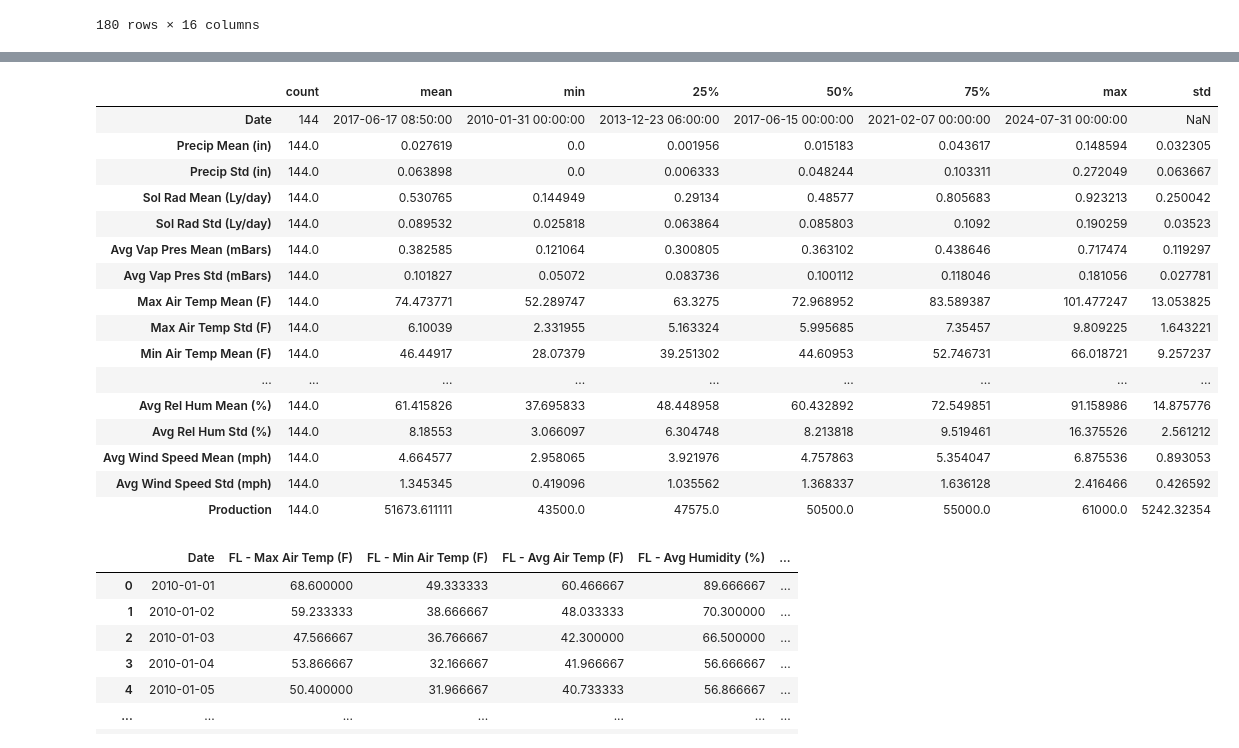
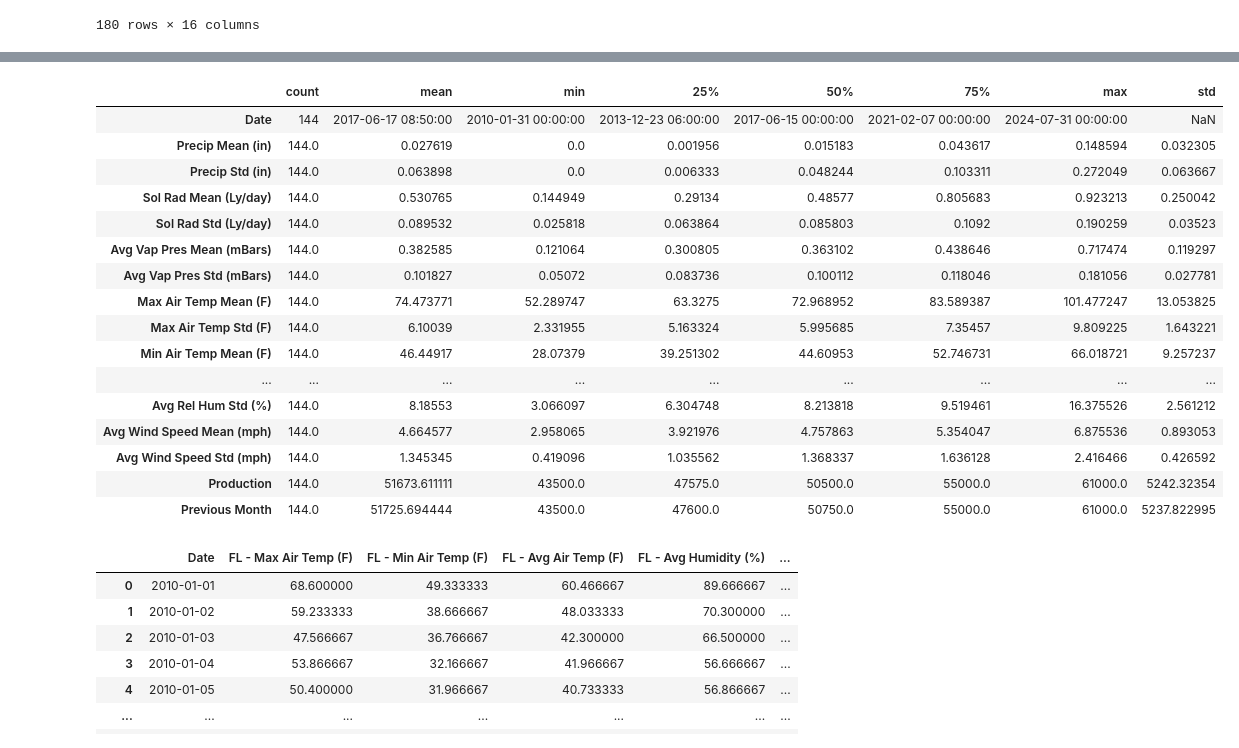
Before and after one commit to karoltang/fcoj-pitch, a Jupyter notebook: model.ipynb, the cells around one changed output, grey strips where cells are left out. Saved outputs shown, nothing was run; the diff lists cells and outputs as text; code cells hidden in the pictures.

```diff
--- a/model.ipynb
+++ b/model.ipynb
@@ -139,3 +139,12 @@ date_df.describe().T
 | Florida_Forecast | 145.0 | 81388.413793 | 15650.0 | 47000.0 | 72400.0 | 125000.0 | 154000.0 | 41843.001932 |
 | California_Forecast | 145.0 | 51696.551724 | 43500.0 | 47600.0 | 50500.0 | 55000.0 | 61000.0 | 5231.387826 |
 | Date | 145 | 2017-05-29 13:44:16.551724032 | 2009-12-31 00:00:00 | 2013-11-30 00:00:00 | 2017-05-31 00:00:00 | 2021-01-31 00:00:00 | 2024-07-31 00:00:00 | NaN |
+# %%
+date_df = date_df.sort_values(by='Date').reset_index(drop=True)
+date_df['Previous Month (CA)'] = date_df['California_Forecast']
+date_df['Previous Month (CA)'] = date_df['Previous Month (CA)'].shift(1)
+
+date_df['Previous Month (FL)'] = date_df['Florida_Forecast']
+date_df['Previous Month (FL)'] = date_df['Previous Month (FL)'].shift(1)
+
+date_df
@@ -142,28 +165,28 @@ date_df.describe().T
 # %%
 monthly_stats['Location'] = 'CA'
-merged_df = pd.merge(monthly_stats, date_df[['Date', 'California_Forecast']], on='Date', how='left')
-merged_df.rename(columns={'California_Forecast': 'Production'}, inplace=True)
+merged_df = pd.merge(monthly_stats, date_df[['Date', 'California_Forecast', 'Previous Month (CA)']], on='Date', how='left')
+merged_df.rename(columns={'California_Forecast': 'Production', 'Previous Month (CA)': 'Previous Month'}, inplace=True)
 # merged_df.to_csv('ca_data.csv', index=False)
 merged_df.dropna(inplace=True)
 merged_df.describe().T
 # %% [output]
 |  | count | mean | min | 25% | 50% | 75% | max | std |
 | Date | 144 | 2017-06-17 08:50:00 | 2010-01-31 00:00:00 | 2013-12-23 06:00:00 | 2017-06-15 00:00:00 | 2021-02-07 00:00:00 | 2024-07-31 00:00:00 | NaN |
 | Precip Mean (in) | 144.0 | 0.027619 | 0.0 | 0.001956 | 0.015183 | 0.043617 | 0.148594 | 0.032305 |
 | Precip Std (in) | 144.0 | 0.063898 | 0.0 | 0.006333 | 0.048244 | 0.103311 | 0.272049 | 0.063667 |
 | Sol Rad Mean (Ly/day) | 144.0 | 0.530765 | 0.144949 | 0.29134 | 0.48577 | 0.805683 | 0.923213 | 0.250042 |
 | Sol Rad Std (Ly/day) | 144.0 | 0.089532 | 0.025818 | 0.063864 | 0.085803 | 0.1092 | 0.190259 | 0.03523 |
 | Avg Vap Pres Mean (mBars) | 144.0 | 0.382585 | 0.121064 | 0.300805 | 0.363102 | 0.438646 | 0.717474 | 0.119297 |
 | Avg Vap Pres Std (mBars) | 144.0 | 0.101827 | 0.05072 | 0.083736 | 0.100112 | 0.118046 | 0.181056 | 0.027781 |
 | Max Air Temp Mean (F) | 144.0 | 74.473771 | 52.289747 | 63.3275 | 72.968952 | 83.589387 | 101.477247 | 13.053825 |
 | Max Air Temp Std (F) | 144.0 | 6.10039 | 2.331955 | 5.163324 | 5.995685 | 7.35457 | 9.809225 | 1.643221 |
 | Min Air Temp Mean (F) | 144.0 | 46.44917 | 28.07379 | 39.251302 | 44.60953 | 52.746731 | 66.018721 | 9.257237 |
 | ... | ... | ... | ... | ... | ... | ... | ... | ... |
-| Avg Rel Hum Mean (%) | 144.0 | 61.415826 | 37.695833 | 48.448958 | 60.432892 | 72.549851 | 91.158986 | 14.875776 |
 | Avg Rel Hum Std (%) | 144.0 | 8.18553 | 3.066097 | 6.304748 | 8.213818 | 9.519461 | 16.375526 | 2.561212 |
 | Avg Wind Speed Mean (mph) | 144.0 | 4.664577 | 2.958065 | 3.921976 | 4.757863 | 5.354047 | 6.875536 | 0.893053 |
 | Avg Wind Speed Std (mph) | 144.0 | 1.345345 | 0.419096 | 1.035562 | 1.368337 | 1.636128 | 2.416466 | 0.426592 |
 | Production | 144.0 | 51673.611111 | 43500.0 | 47575.0 | 50500.0 | 55000.0 | 61000.0 | 5242.32354 |
+| Previous Month | 144.0 | 51725.694444 | 43500.0 | 47600.0 | 50750.0 | 55000.0 | 61000.0 | 5237.822995 |
 # %%
 fl_df = fl_df.drop(columns=['FL - Precip Cover (%)'])
 scaler = MinMaxScaler()
```
Also changed, not shown: parts of 7 cells of this notebook, 4 other files.
